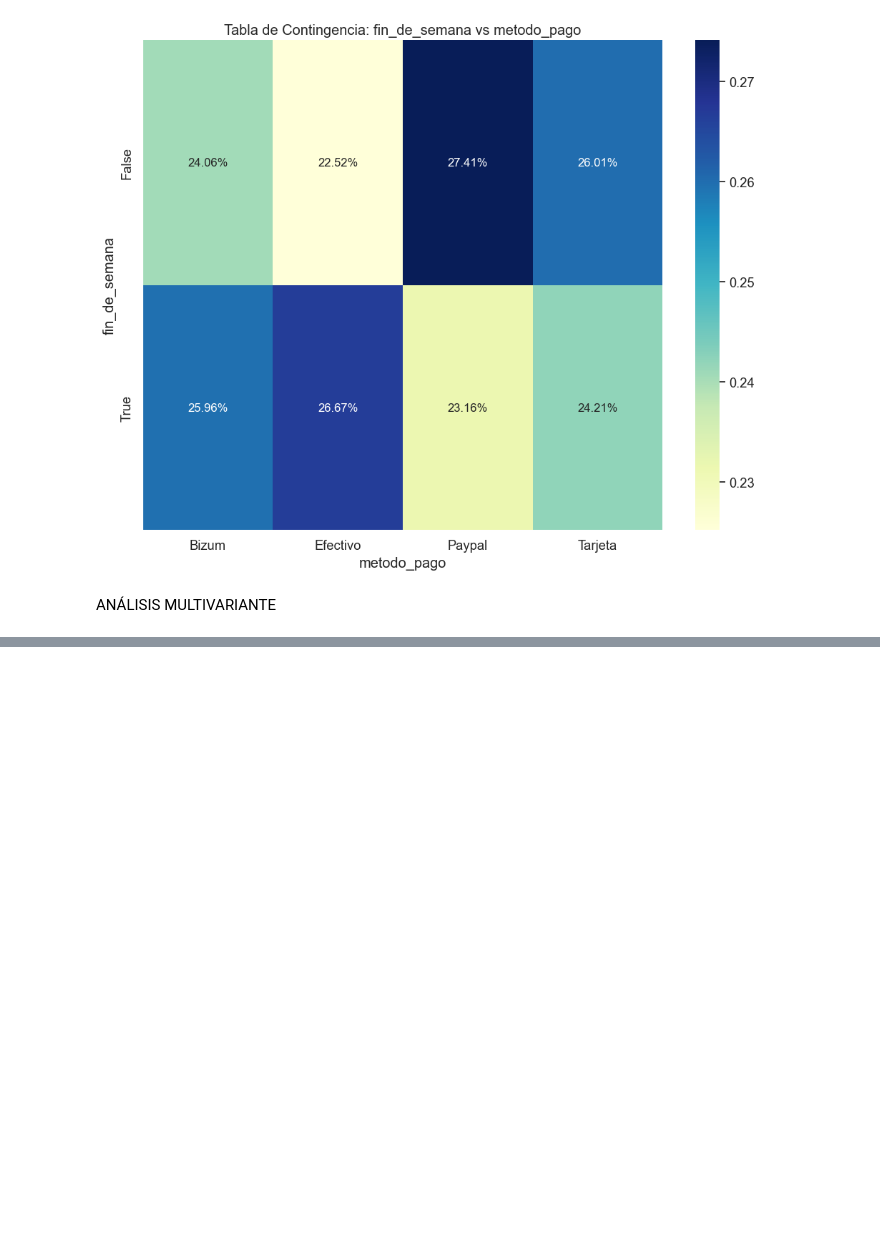
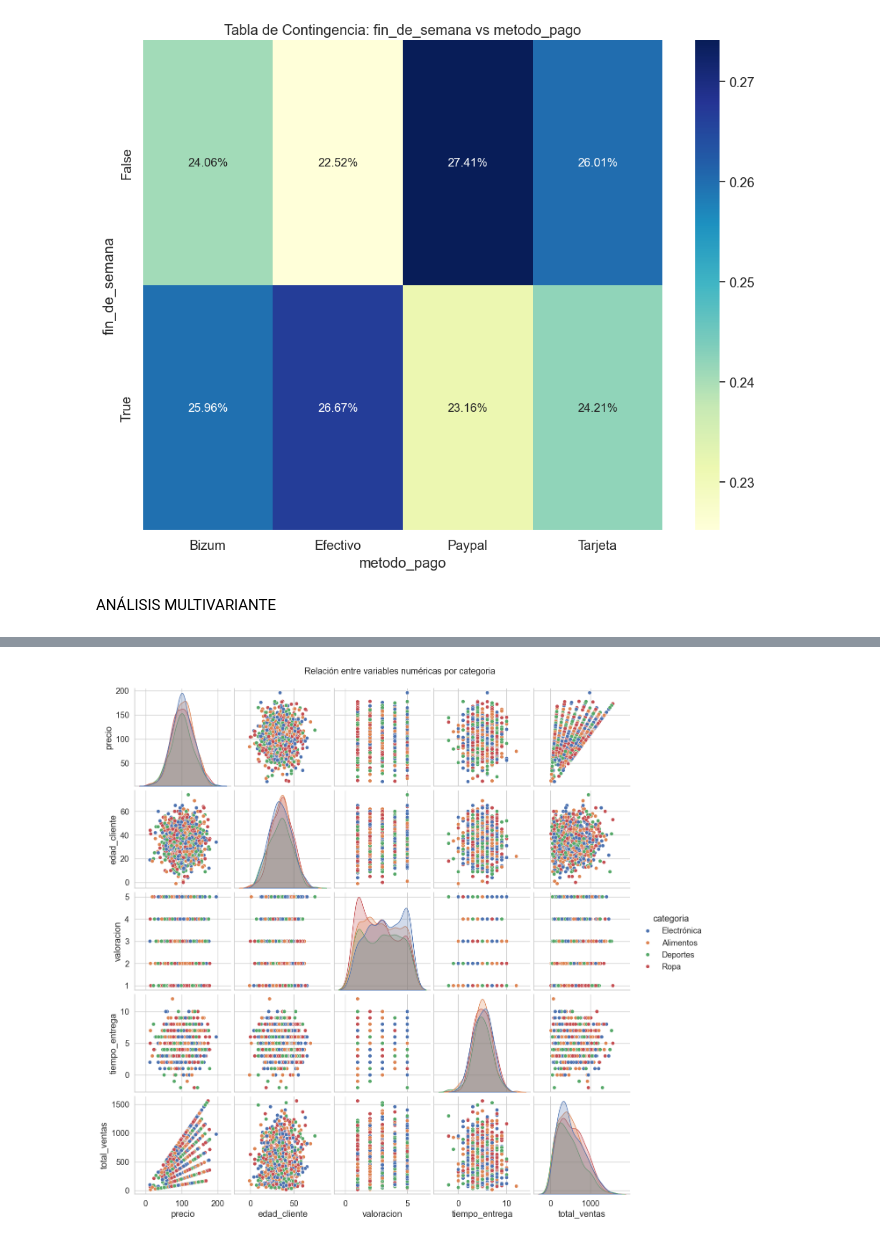
Before and after one commit to beyondAnalysIs/Exploratory-Data-Analysis-EDA, a Jupyter notebook: EDA.ipynb, the cells around one changed output, grey strips where cells are left out. Drawn from its saved outputs; the diff is of its cells as text; code cells hidden in the pictures; blank space fills up the shorter version.

```diff
--- a/EDA.ipynb
+++ b/EDA.ipynb
@@ -408,0 +418,7 @@ ANÁLISIS MULTIVARIANTE
+# %%
+# pares de plot con hue
+sns.pairplot(ventas_df[columnas_numerica +['categoria']], hue='categoria', height=2.5)
+plt.suptitle('Relación entre variables numéricas por categoria', y=1.02)
+plt.show()
+# %% [output]
+[figure, added]
```
Also changed, not shown: parts of 2 cells of this notebook.
